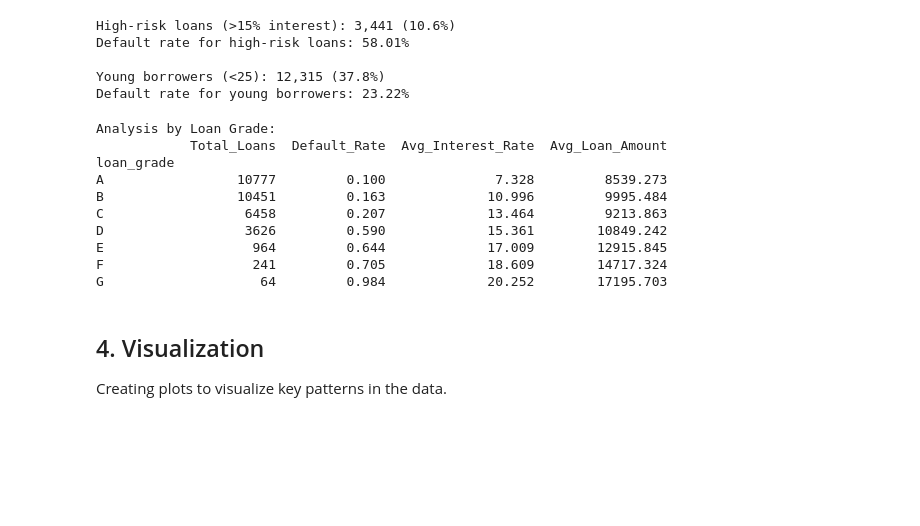
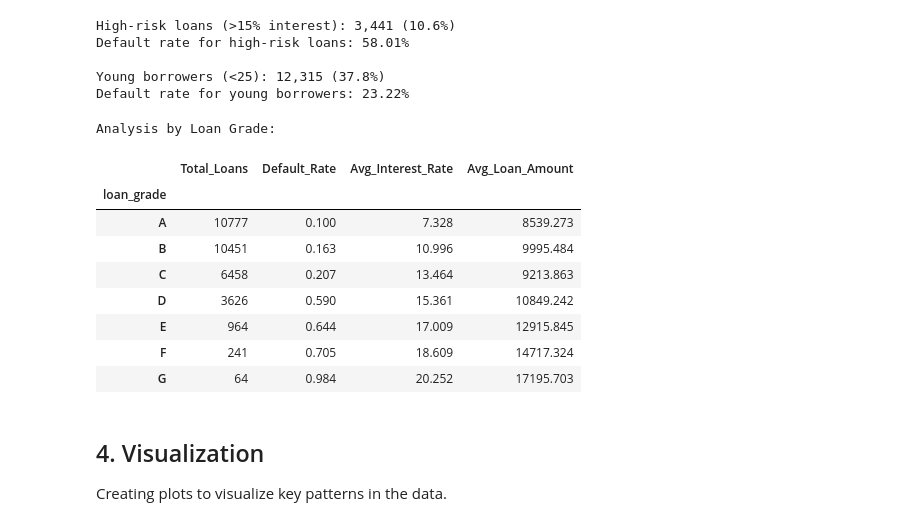
Before and after one commit to androidilicious/IDS706-W2, a Jupyter notebook: credit_risk_pandas.ipynb, the cells around one changed output. Drawn from its saved outputs; the diff is of its cells as text; code cells hidden in the pictures; blank space fills up the shorter version.

```diff
--- a/credit_risk_pandas.ipynb
+++ b/credit_risk_pandas.ipynb
@@ -141,25 +144,25 @@ Default rate for young borrowers: 23.22%
 # %%
 # Grouping analysis by loan grade
 print("Analysis by Loan Grade:")
 grade_analysis = df.groupby('loan_grade').agg({
     'loan_status': ['count', 'mean'],
     'loan_int_rate': 'mean',
     'loan_amnt': 'mean'
 }).round(3)
 
 grade_analysis.columns = ['Total_Loans', 'Default_Rate', 'Avg_Interest_Rate', 'Avg_Loan_Amount']
-print(grade_analysis)
+grade_analysis
 # %% [output]
 Analysis by Loan Grade:
-            Total_Loans  Default_Rate  Avg_Interest_Rate  Avg_Loan_Amount
-loan_grade
-A                 10777         0.100              7.328         8539.273
-B                 10451         0.163             10.996         9995.484
-C                  6458         0.207             13.464         9213.863
-D                  3626         0.590             15.361        10849.242
-E                   964         0.644             17.009        12915.845
-F                   241         0.705             18.609        14717.324
-G                    64         0.984             20.252        17195.703
+|  | Total_Loans | Default_Rate | Avg_Interest_Rate | Avg_Loan_Amount |
+| loan_grade |  |  |  |  |
+| A | 10777 | 0.100 | 7.328 | 8539.273 |
+| B | 10451 | 0.163 | 10.996 | 9995.484 |
+| C | 6458 | 0.207 | 13.464 | 9213.863 |
+| D | 3626 | 0.590 | 15.361 | 10849.242 |
+| E | 964 | 0.644 | 17.009 | 12915.845 |
+| F | 241 | 0.705 | 18.609 | 14717.324 |
+| G | 64 | 0.984 | 20.252 | 17195.703 |
 # %% [markdown]
 ## 4. Visualization
 
```
Also changed, not shown: parts of 5 cells of this notebook.
